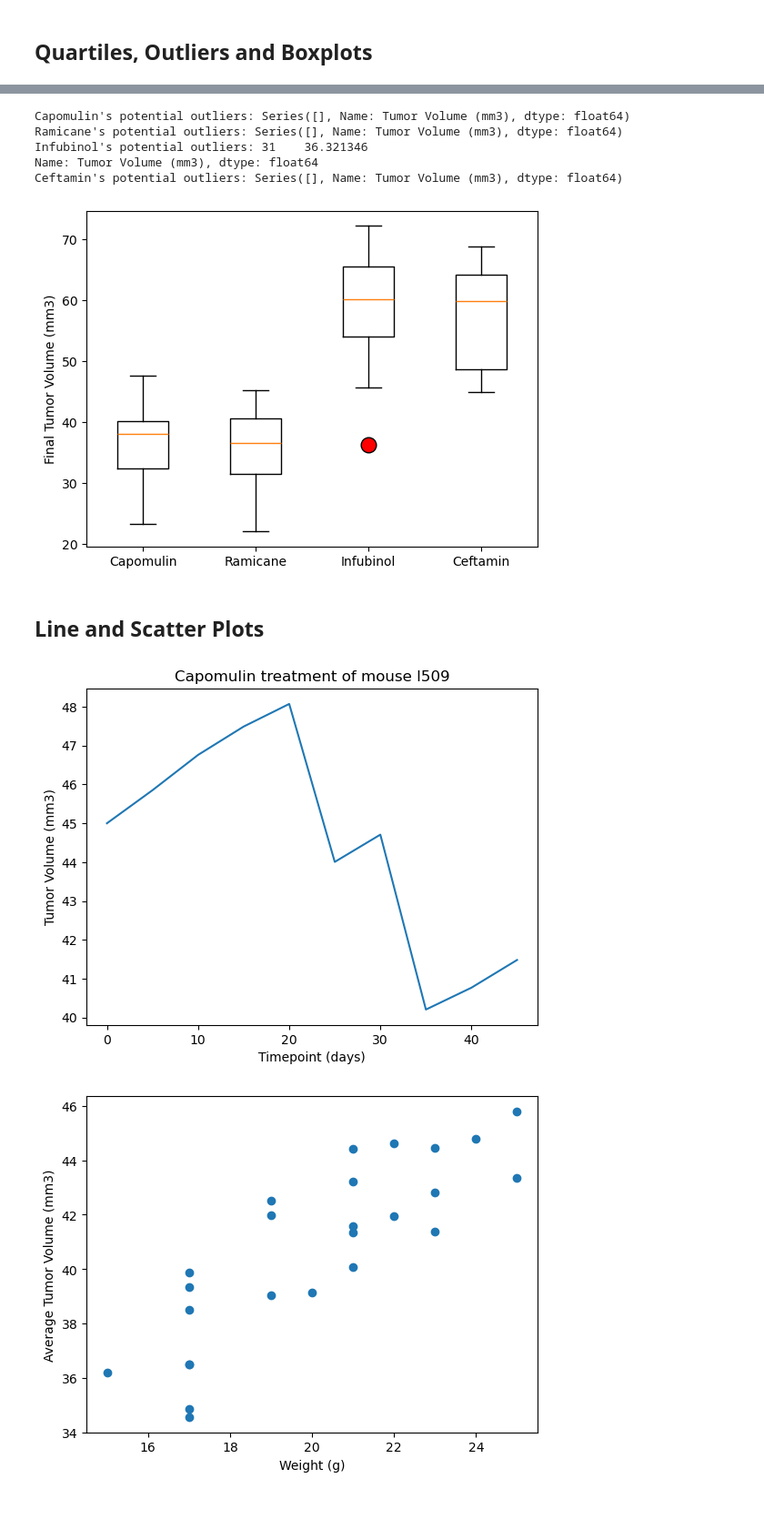
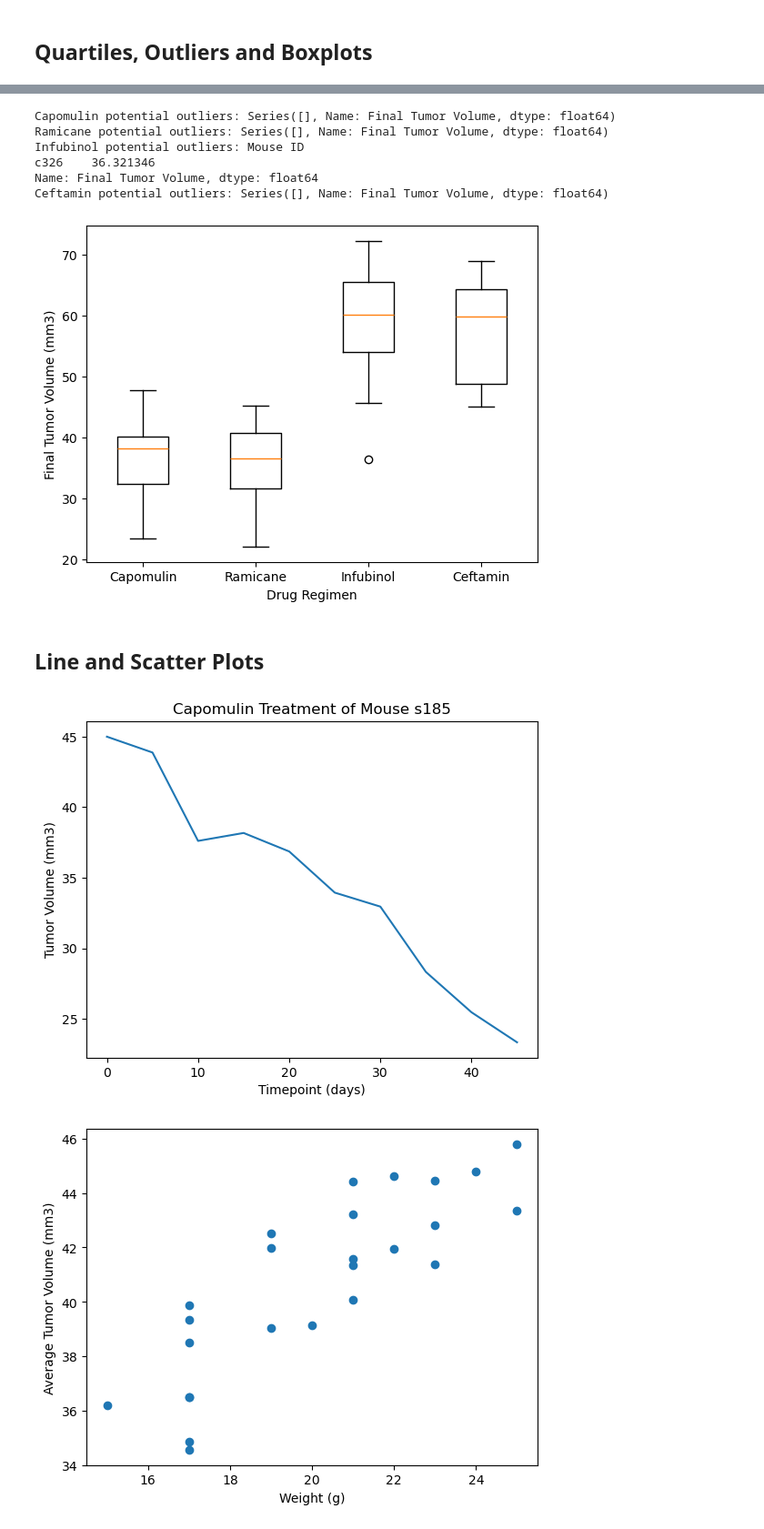
Before and after one commit to jmil86/Module-5-Challenge, a Jupyter notebook: pymaceuticals_starter.ipynb, the cells around one changed output, grey strips where cells are left out. Shown at 91% size. Cells and saved outputs as stored; diff of their text form; code cells hidden in the pictures.

```diff
--- a/pymaceuticals_starter.ipynb
+++ b/pymaceuticals_starter.ipynb
@@ -154,8 +178,23 @@ clean_mice_count
 # %%
 # Calculate the final tumor volume of each mouse across four of the treatment regimens:
 # Capomulin, Ramicane, Infubinol, and Ceftamin
+treament_regimens = ["Capomulin", "Ramicane", "Infubinol", "Ceftamin"]
+final_tumor_volume = clean_mouse_study[clean_mouse_study["Drug Regimen"].isin(treament_regimens)]
+final_tumor_volume = final_tumor_volume.groupby(["Drug Regimen", "Mouse ID"])["Timepoint"].max()
+final_tumor_volume = final_tumor_volume.reset_index()
+
+
+
 
 # Start by getting the last (greatest) timepoint for each mouse
+last_timepoint = clean_mouse_study.groupby("Mouse ID")["Timepoint"].max()
+last_timepoint = last_timepoint.reset_index()
+
 
 
 # Merge this group df with the original DataFrame to get the tumor volume at the last timepoint
+final_tumor_volume = pd.merge(last_timepoint, clean_mouse_study, on=["Mouse ID", "Timepoint"], how="left")
+final_tumor_volume = final_tumor_volume[["Mouse ID", "Drug Regimen", "Tumor Volume (mm3)"]]
+final_tumor_volume = final_tumor_volume.set_index("Mouse ID")
+final_tumor_volume = final_tumor_volume.rename(columns={"Tumor Volume (mm3)":"Final Tumor Volume"})
+final_tumor_volume.head()
@@ -162,35 +209,63 @@ clean_mice_count
 # %%
 # Put treatments into a list for for loop (and later for plot labels)
+treatments = ["Capomulin", "Ramicane", "Infubinol", "Ceftamin"]
 
 
 # Create empty list to fill with tumor vol data (for plotting)
+tumor_vol_data = []
 
 
 # Calculate the IQR and quantitatively determine if there are any potential outliers.
+for treatment in treatments:
 
 
     # Locate the rows which contain mice on each drug and get the tumor volumes
+    tumor_vol = final_tumor_volume.loc[final_tumor_volume["Drug Regimen"] == treatment, "Final Tumor Volume"]
+    tumor_vol_data.append(tumor_vol)
+
 
 
     # add subset
+    quartiles = tumor_vol.quantile([.25,.5,.75])
+    lowerq = quartiles[0.25]
+    upperq = quartiles[0.75]
+    iqr = upperq-lowerq
+
 
 
     # Determine outliers using upper and lower bounds
+    lower_bound = lowerq - (1.5*iqr)
+    upper_bound = upperq + (1.5*iqr)
+    outliers = tumor_vol.loc[(tumor_vol < lower_bound) | (tumor_vol > upper_bound)]
+    print(f"{treatment} potential outliers: {outliers}")
 # %% [output]
-Capomulin's potential outliers: Series([], Name: Tumor Volume (mm3), dtype: float64)
-Ramicane's potential outliers: Series([], Name: Tumor Volume (mm3), dtype: float64)
-Infubinol's potential outliers: 31    36.321346
-Name: Tumor Volume (mm3), dtype: float64
-Ceftamin's potential outliers: Series([], Name: Tumor Volume (mm3), dtype: float64)
+Capomulin potential outliers: Series([], Name: Final Tumor Volume, dtype: float64)
+Ramicane potential outliers: Series([], Name: Final Tumor Volume, dtype: float64)
+Infubinol potential outliers: Mouse ID
+c326    36.321346
+Name: Final Tumor Volume, dtype: float64
+Ceftamin potential outliers: Series([], Name: Final Tumor Volume, dtype: float64)
 # %%
 # Generate a box plot that shows the distribution of the tumor volume for each treatment group.
+plt.boxplot(tumor_vol_data, labels=treatments)
+
+plt.ylabel("Final Tumor Volume (mm3)")
+plt.xlabel("Drug Regimen")
+plt.show()
 # %% [output]
-[figure, old version]
+[figure, new version]
 # %% [markdown]
 ## Line and Scatter Plots
 # %%
 # Generate a line plot of tumor volume vs. time point for a single mouse treated with Capomulin
+capomulin_data = clean_mouse_study[clean_mouse_study["Drug Regimen"] == "Capomulin"]
+capomulin_data = capomulin_data[capomulin_data["Mouse ID"] == "s185"]
+plt.plot(capomulin_data["Timepoint"], capomulin_data["Tumor Volume (mm3)"])
+plt.ylabel("Tumor Volume (mm3)")
+plt.xlabel("Timepoint (days)")
+plt.title("Capomulin Treatment of Mouse s185")
+plt.show()
 # %% [output]
-[figure, old version]
+[figure, new version]
 # %%
 # Generate a scatter plot of mouse weight vs. the average observed tumor volume for the entire Capomulin regimen
```
Also changed, not shown: parts of 9 cells of this notebook.
